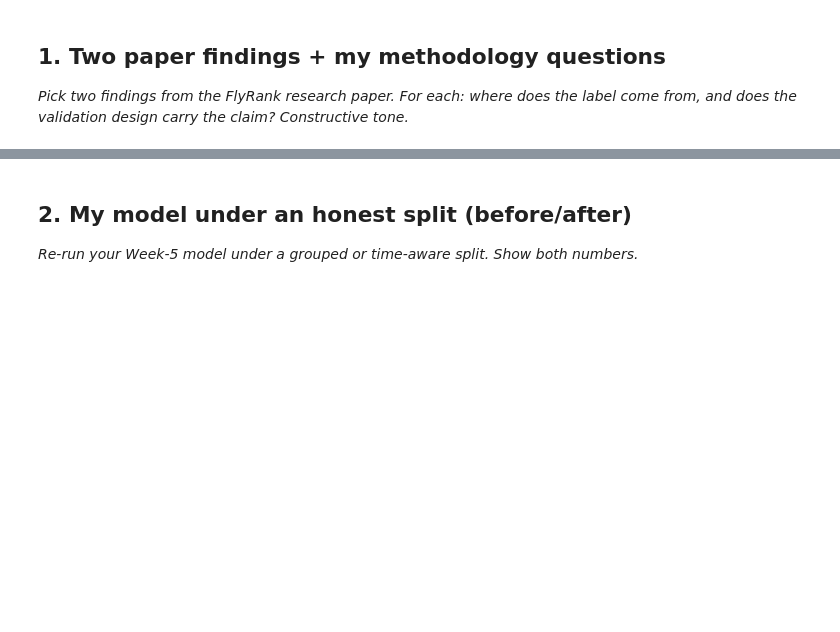
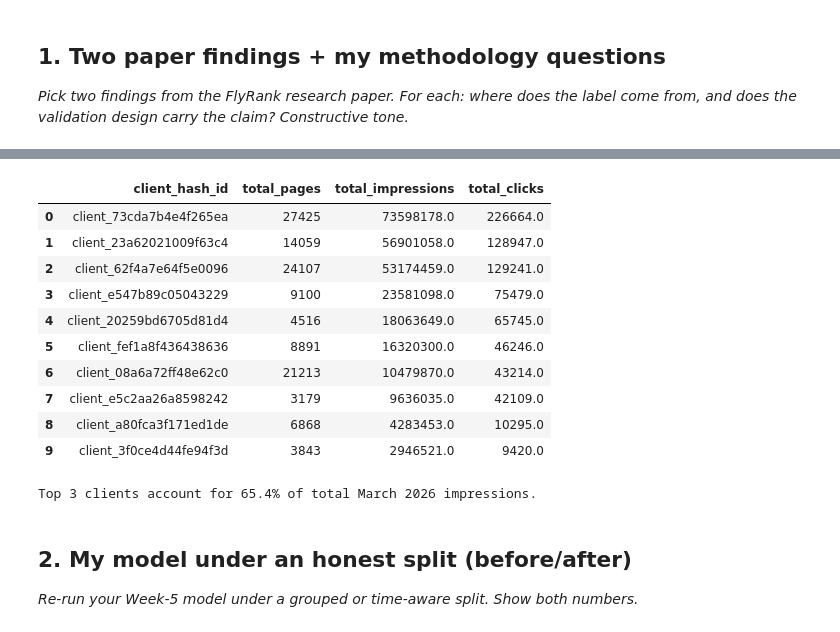
Before and after one commit to abdul-ITexpert/flyrank-internship-week1, a Jupyter notebook: work/notebooks/w06_validation_audit.ipynb, the cells around one changed output, grey strips where cells are left out. Cells and saved outputs as stored; diff of their text form; code cells hidden in the pictures; blank space fills up the shorter version.

```diff
--- a/work/notebooks/w06_validation_audit.ipynb
+++ b/work/notebooks/w06_validation_audit.ipynb
@@ -16,3 +27,46 @@ This skeleton is yours to fill. Work the sections **in order** — each one has
+# %%
+# This cell is for CODE (numbers, a query, a check).
+# Write your text answer in the cell ABOVE this one — typing sentences here breaks Run All.
+import duckdb
+import pandas as pd
+import numpy as np
+from google.colab import userdata
+
+# Initialize DuckDB connection with HuggingFace token
+HF_TOKEN = userdata.get("HF_TOKEN")
+con = duckdb.connect()
+con.execute(f"CREATE SECRET (TYPE huggingface, TOKEN '{HF_TOKEN}')")
+
+# Check portfolio client concentration matching the paper's multi-brand scope
+client_summary = con.sql("""
+SELECT
+    client_hash_id,
+    COUNT(DISTINCT content_hash_id) AS total_pages,
+    SUM(gsc_impressions) AS total_impressions,
+    SUM(gsc_clicks) AS total_clicks
+FROM read_parquet('hf://datasets/FlyRank/internship-warehouse/fact_content_daily_performance/**/*.parquet')
+WHERE month = '2026-03'
+  AND gsc_data_available IS TRUE
+GROUP BY client_hash_id
+ORDER BY total_impressions DESC
+""").df()
+
+display(client_summary.head(10))
+top_clients_share = client_summary['total_impressions'].head(3).sum() / client_summary['total_impressions'].sum()
+print(f"Top 3 clients account for {top_clients_share:.1%} of total March 2026 impressions.")
+# %% [output]
+|  | client_hash_id | total_pages | total_impressions | total_clicks |
+| 0 | client_73cda7b4e4f265ea | 27425 | 73598178.0 | 226664.0 |
+| 1 | client_23a62021009f63c4 | 14059 | 56901058.0 | 128947.0 |
+| 2 | client_62f4a7e64f5e0096 | 24107 | 53174459.0 | 129241.0 |
+| 3 | client_e547b89c05043229 | 9100 | 23581098.0 | 75479.0 |
+| 4 | client_20259bd6705d81d4 | 4516 | 18063649.0 | 65745.0 |
+| 5 | client_fef1a8f436438636 | 8891 | 16320300.0 | 46246.0 |
+| 6 | client_08a6a72ff48e62c0 | 21213 | 10479870.0 | 43214.0 |
+| 7 | client_e5c2aa26a8598242 | 3179 | 9636035.0 | 42109.0 |
+| 8 | client_a80fca3f171ed1de | 6868 | 4283453.0 | 10295.0 |
+| 9 | client_3f0ce4d44fe94f3d | 3843 | 2946521.0 | 9420.0 |
+Top 3 clients account for 65.4% of total March 2026 impressions.
 # %% [markdown]
 ## 2. My model under an honest split (before/after)
 
```
Also changed, not shown: parts of 11 cells of this notebook.
